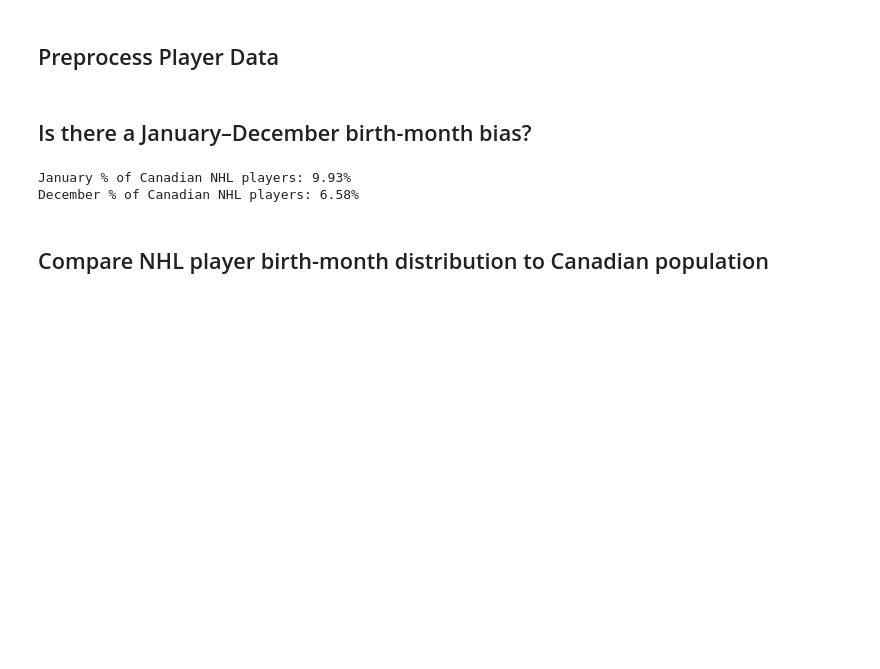
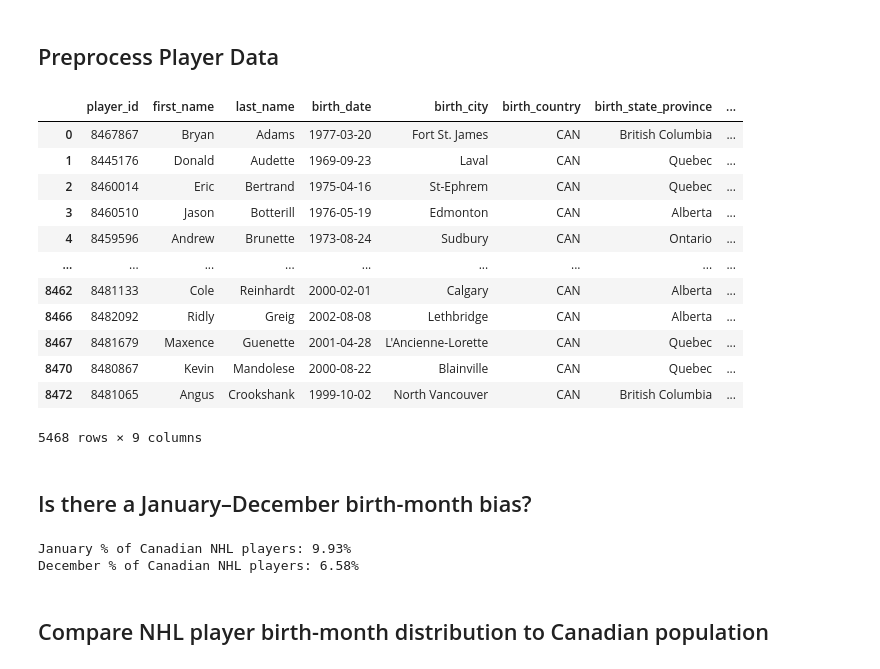
Before and after one commit to olavrenin-data-scientist/Project2_Wong_Edusah_Lavrenin, a Jupyter notebook: project2.ipynb, the cells around one changed output. Saved outputs shown, nothing was run; the diff lists cells and outputs as text; code cells hidden in the pictures; blank space fills up the shorter version.

```diff
--- a/project2.ipynb
+++ b/project2.ipynb
@@ -96,14 +138,30 @@ teams_df = pd.read_csv('data/nhl_teams.csv')
 # %%
 # Convert birth_date to datetime
 players_df['birth_date'] = pd.to_datetime(players_df['birth_date'], errors='coerce')
 players_df = players_df.dropna(subset=['birth_date'])  # Drop rows with invalid dates
 
 # Extract birth month and year
 players_df['birth_month'] = players_df['birth_date'].dt.month
 players_df['birth_year'] = players_df['birth_date'].dt.year
 
 # Filter Canadian-born players
 canadian_players = players_df[players_df['birth_country'] == 'CAN'].copy()
+canadian_players = canadian_players.drop_duplicates(subset='player_id')
+canadian_players
+# %% [output]
+|  | player_id | first_name | last_name | birth_date | birth_city | birth_country | birth_state_province | ... |
+| 0 | 8467867 | Bryan | Adams | 1977-03-20 | Fort St. James | CAN | British Columbia | ... |
+| 1 | 8445176 | Donald | Audette | 1969-09-23 | Laval | CAN | Quebec | ... |
+| 2 | 8460014 | Eric | Bertrand | 1975-04-16 | St-Ephrem | CAN | Quebec | ... |
+| 3 | 8460510 | Jason | Botterill | 1976-05-19 | Edmonton | CAN | Alberta | ... |
+| 4 | 8459596 | Andrew | Brunette | 1973-08-24 | Sudbury | CAN | Ontario | ... |
+| ... | ... | ... | ... | ... | ... | ... | ... | ... |
+| 8462 | 8481133 | Cole | Reinhardt | 2000-02-01 | Calgary | CAN | Alberta | ... |
+| 8466 | 8482092 | Ridly | Greig | 2002-08-08 | Lethbridge | CAN | Alberta | ... |
+| 8467 | 8481679 | Maxence | Guenette | 2001-04-28 | L'Ancienne-Lorette | CAN | Quebec | ... |
+| 8470 | 8480867 | Kevin | Mandolese | 2000-08-22 | Blainville | CAN | Quebec | ... |
+| 8472 | 8481065 | Angus | Crookshank | 1999-10-02 | North Vancouver | CAN | British Columbia | ... |
+5468 rows × 9 columns
 # %% [markdown]
 ## Is there a January–December birth-month bias?
 # %%
```
Also changed, not shown: parts of 3 cells of this notebook.
